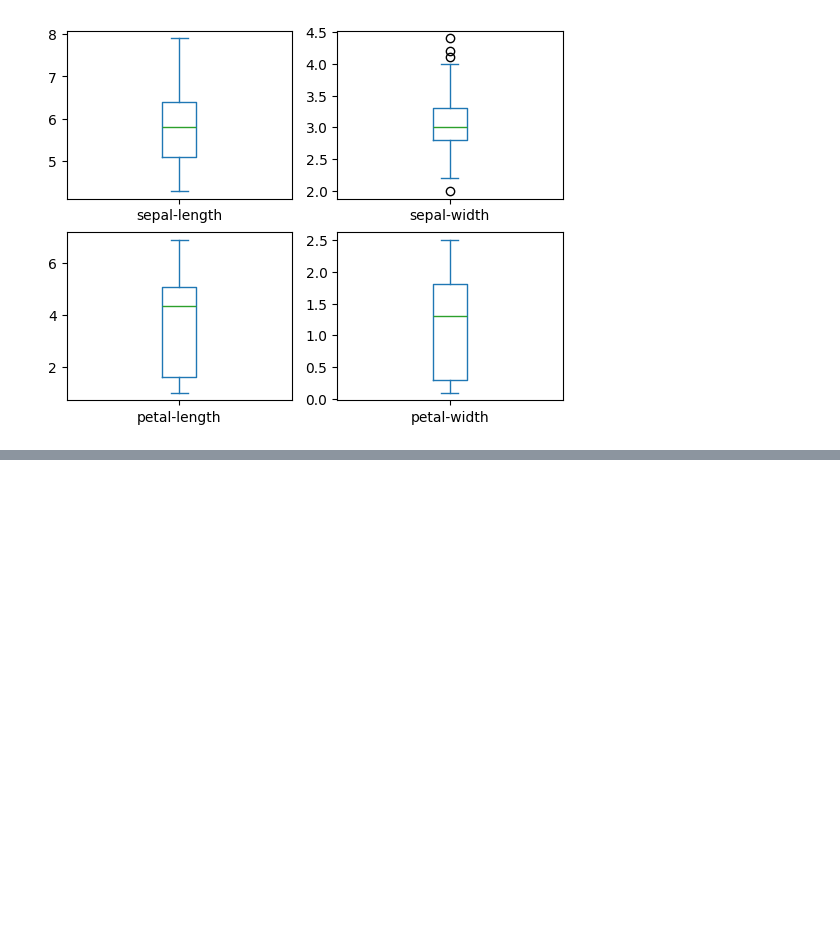
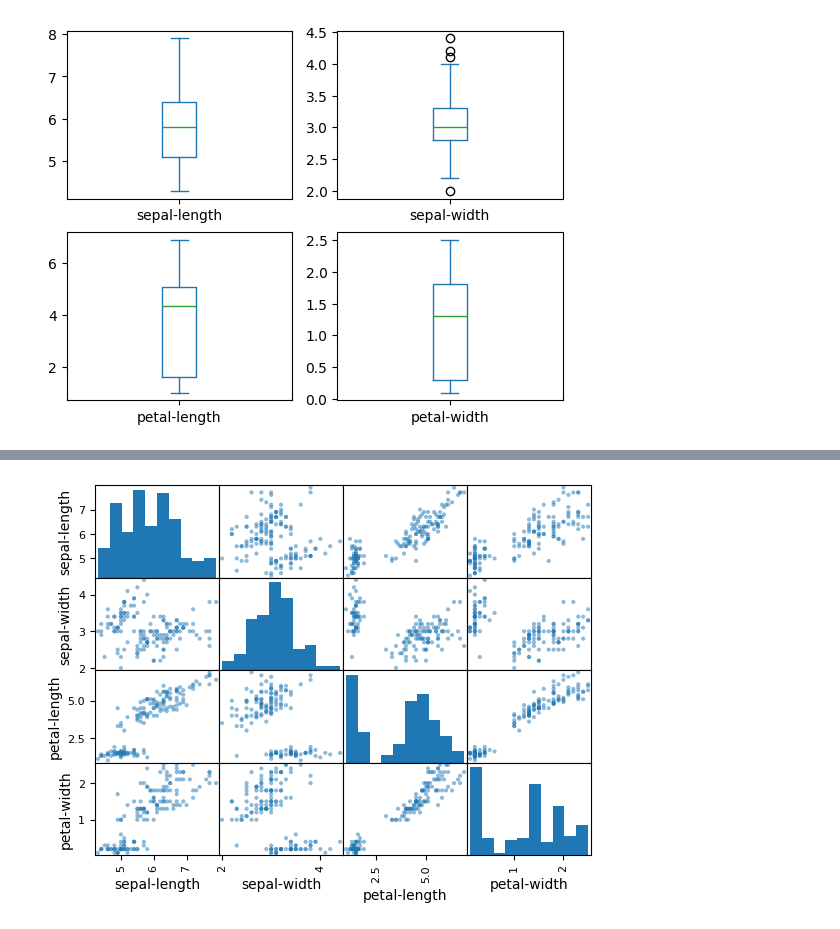
Before and after one commit to mohinpatell/ML-Prac, a Jupyter notebook: First ML use/project.ipynb, the cells around one changed output, grey strips where cells are left out. Saved outputs shown, nothing was run; the diff lists cells and outputs as text; code cells hidden in the pictures; blank space fills up the shorter version.

```diff
--- a/First ML use/project.ipynb
+++ b/First ML use/project.ipynb
@@ -71,0 +78,6 @@ plt.show()
+# %%
+# scatter plot matrix
+scatter_matrix(dataset)
+plt.show()
+# %% [output]
+[figure, added]
```
Also changed, not shown: parts of 1 cell of this notebook.
